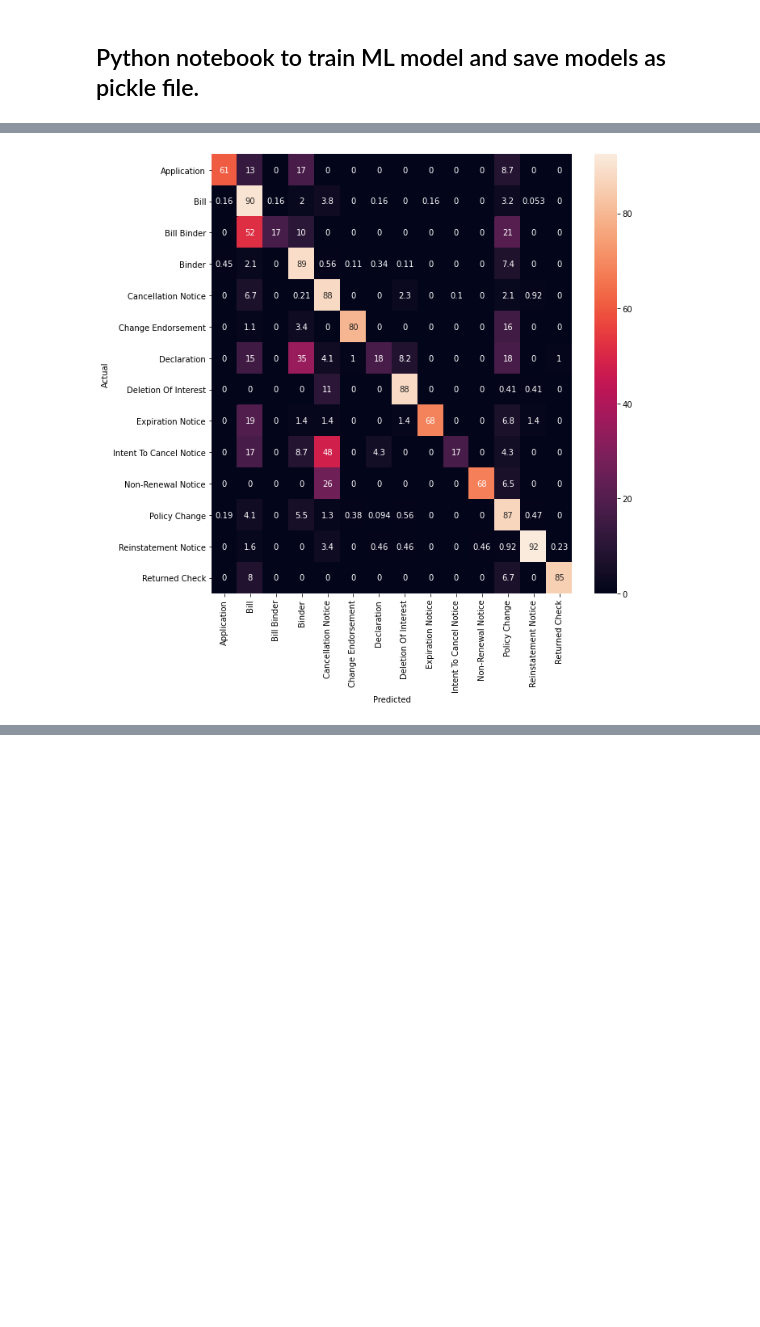
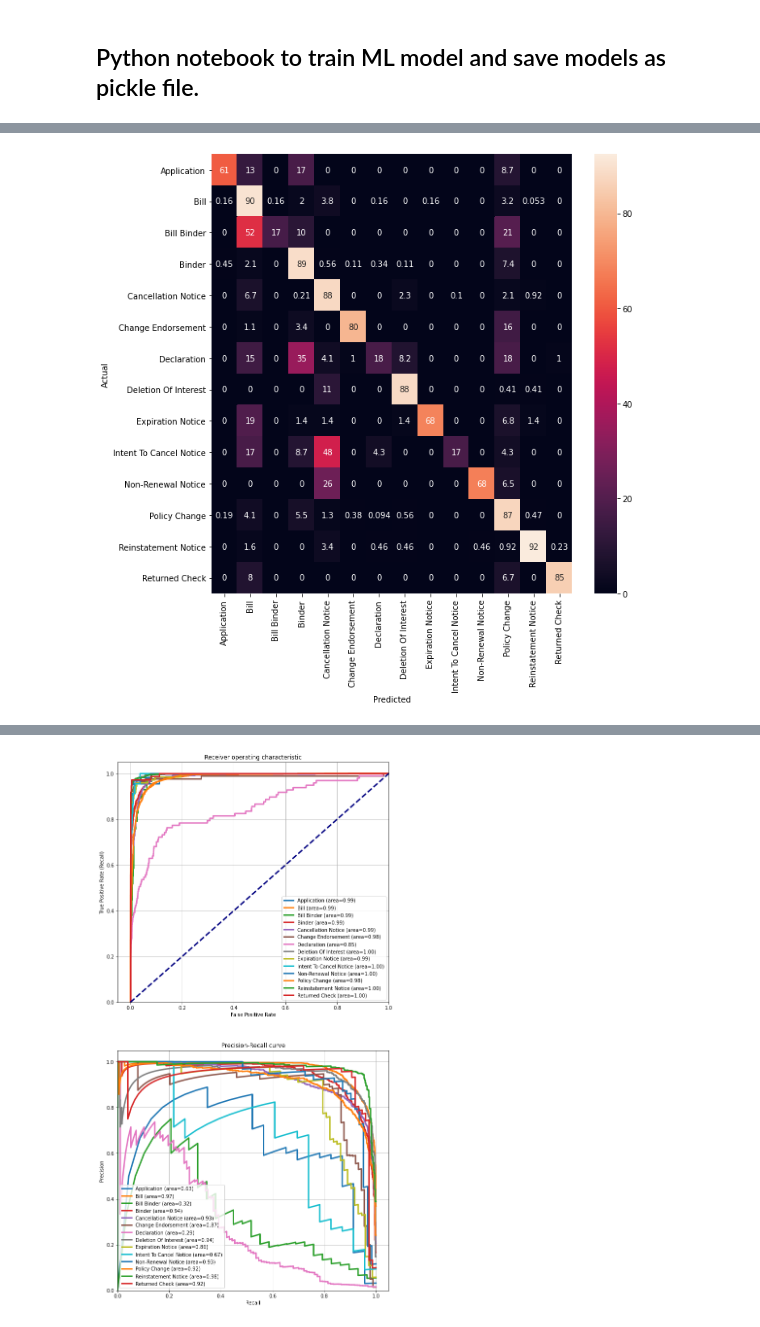
Before and after one commit to shoumikrc/doc_classification_bk, a Jupyter notebook: train_predict.ipynb, the cells around one changed output, grey strips where cells are left out. Drawn from its saved outputs; the diff is of its cells as text; code cells hidden in the pictures; blank space fills up the shorter version.

Commit message:
added precision recall analysis figures

```diff
--- a/train_predict.ipynb
+++ b/train_predict.ipynb
@@ -17,13 +17,15 @@ import matplotlib.pyplot as plt
 
 import seaborn as sns
 from sklearn.model_selection import StratifiedShuffleSplit
-
+from sklearn import metrics
 from sklearn.metrics import f1_score, accuracy_score, confusion_matrix, classification_report, precision_recall_fscore_support
 from sklearn.linear_model import LogisticRegression
 
 class Solution(object):
 
+
     def __init__(self):
+
         print("Data Loader...")
         # Load dataframe and process it
         self.dataframe=du.preprocess("shuffled-full-set-hashed-new.csv")
@@ -56,6 +58,7 @@ class Solution(object):
         # Start the clock, make predictions, stop the clock
         start = time()
         y_pred = clf.predict(features)
+        y_prob = clf.predict_proba(features)
         end = time()
 
         # Print testing time
@@ -64,7 +67,7 @@ class Solution(object):
 
 
 
-        return f1_score(target, y_pred, labels=range(14), average='micro'), accuracy_score(target, y_pred), y_pred
+        return f1_score(target, y_pred, labels=range(14), average='micro'), accuracy_score(target, y_pred), y_pred, y_prob
 
 
     def train_predict(self,clf):
@@ -79,25 +82,93 @@ class Solution(object):
         print("Finished Training")
 
         # Print the results of prediction for both training and testing
-        f1, acc, y_pred_train = self.predict_labels(trained_clf,self.X_train,self.y_train)
+        f1, acc, y_pred_train, y_pred_train_proba = self.predict_labels(trained_clf,self.X_train,self.y_train)
         #print(f1, acc)
         print("F1 score and accuracy score for training set: {:.4f} , {:.4f}.".format(f1, acc))
 
-        f1, acc, y_pred = self.predict_labels(trained_clf,self.X_test,self.y_test)
+        f1, acc, y_pred, y_pred_proba= self.predict_labels(trained_clf,self.X_test,self.y_test)
         print("F1 score and accuracy score for test set: {:.4f} , {:.4f}.".format(f1, acc))
 
         self.show_confusion_matrix(self.y_test, y_pred)
+        self.precision_recall_metrics(self.y_test, y_pred, y_pred_proba)
 
 
 
 
         return trained_clf
 
+    def precision_recall_metrics(self, y_test, y_pred, predicted_prob):
+        ''' Accuracy, Precision, Recall'''
+
+        target_names = [x.title() for x in
+
+                        ['APPLICATION',
+                        'BILL',
+                        'BILL BINDER',
+                        'BINDER',
+                        'CANCELLATION NOTICE',
+                        'CHANGE ENDORSEMENT',
+                        'DECLARATION',
+                        'DELETION OF INTEREST',
+                        'EXPIRATION NOTICE',
+                        'INTENT TO CANCEL NOTICE',
+                        'NON-RENEWAL NOTICE',
+                        'POLICY CHANGE',
+                        'REINSTATEMENT NOTICE',
+                        'RETURNED CHECK']
+                       ]
+
+
+        classes = len(target_names)
+        y_test_array = pd.get_dummies(y_test, drop_first=False).values
+        accuracy = metrics.accuracy_score(y_test, y_pred)
+        auc = metrics.roc_auc_score(y_test, predicted_prob,
+                            multi_class="ovr")
+        print("Accuracy:",  round(accuracy,2))
+        print("Auc:", round(auc,2))
+        print("Detail:")
+        print(classification_report(y_test, y_pred, target_names = target_names))
+
+
+        fig, ax = plt.subplots(nrows=2, ncols=1, figsize= (10,20))
+        ## Plot roc
+        for i in range(classes):
+            fpr, tpr, thresholds = metrics.roc_curve(y_test_array[:,i],
+                           predicted_prob[:,i])
+            ax[0].plot(fpr, tpr, lw=3,
+                  label='{0} (area={1:0.2f})'.format(target_names[i],
+                              metrics.auc(fpr, tpr))
+               )
+        ax[0].plot([0,1], [0,1], color='navy', lw=3, linestyle='--')
+        ax[0].set(xlim=[-0.05,1.0], ylim=[0.0,1.05],
+          xlabel='False Positive Rate',
+          ylabel="True Positive Rate (Recall)",
+          title="Receiver operating characteristic")
+        ax[0].legend(loc="lower right")
+        ax[0].grid(True)
+
+        ## Plot precision-recall curve
+        for i in range(classes):
+            precision, recall, thresholds = metrics.precision_recall_curve(
+                 y_test_array[:,i], predicted_prob[:,i])
+            ax[1].plot(recall, precision, lw=3,
+               label='{0} (area={1:0.2f})'.format(target_names[i],
+                                  metrics.auc(recall, precision))
+              )
+        ax[1].set(xlim=[0.0,1.05], ylim=[0.0,1.05], xlabel='Recall',
+          ylabel="Precision", title="Precision-Recall curve")
+        ax[1].legend(loc="best")
+        ax[1].grid(True)
+
+        plt.show()
+
+
     def show_confusion_matrix(self,y_test, y_pred):
         '''Prints the confusion matrix for test set'''
 
-        category_ids = [x.title() for x in
-                       ['APPLICATION',
+        target_names = [x.title() for x in
+
+                        ['APPLICATION',
                         'BILL',
                         'BILL BINDER',
                         'BINDER',
@@ -127,7 +198,7 @@ class Solution(object):
 
         fig, ax = plt.subplots(figsize=(10,10))
         sns.heatmap(new_conf_mat, annot=True,
-           xticklabels=category_ids, yticklabels=category_ids)
+           xticklabels=target_names, yticklabels=target_names)
         plt.ylabel('Actual')
         plt.xlabel('Predicted')
         plt.show()
@@ -155,0 +243 @@ Model saved as pickle file
+[figure, added]
```
Also changed, not shown: parts of 1 cell of this notebook.
